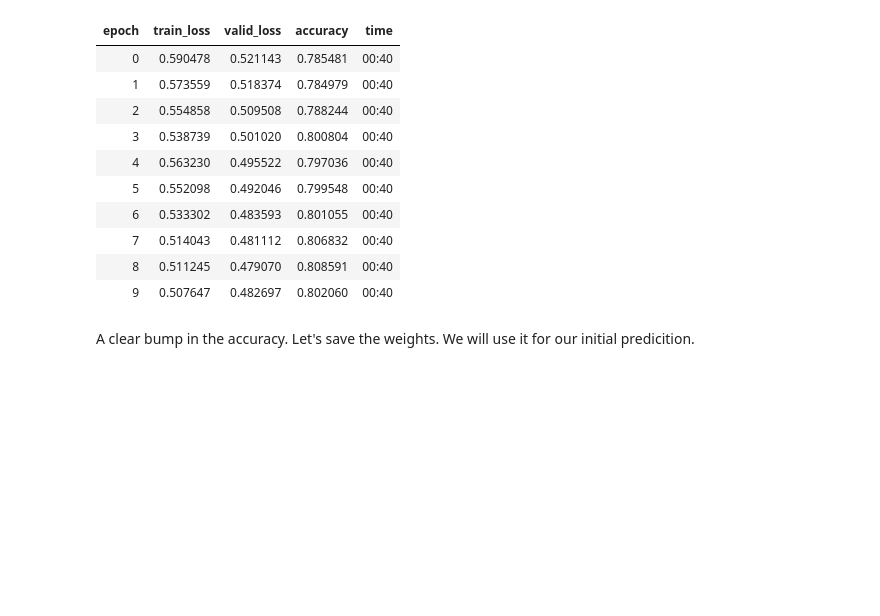
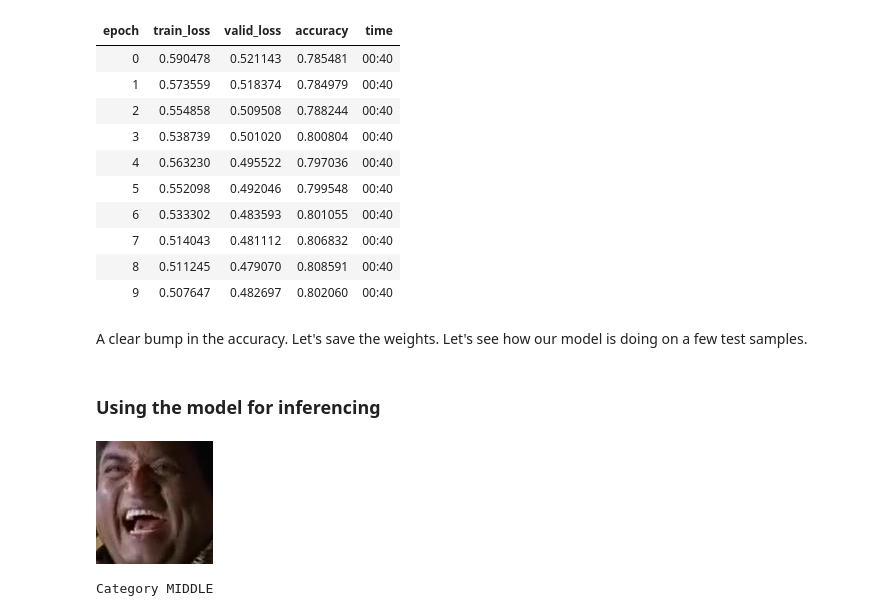
Before and after one commit to sayakpaul/Age-Detection-of-Indian-Actors, a Jupyter notebook: TrainingWithFastai.ipynb, the cells around one changed output. Drawn from its saved outputs; the diff is of its cells as text; code cells hidden in the pictures; blank space fills up the shorter version.

```diff
--- a/TrainingWithFastai.ipynb
+++ b/TrainingWithFastai.ipynb
@@ -169,6 +174,6 @@ Total time: 06:40
 | 8 | 0.511245 | 0.479070 | 0.808591 | 00:40 |
 | 9 | 0.507647 | 0.482697 | 0.802060 | 00:40 |
 # %% [markdown]
-A clear bump in the accuracy. Let's save the weights. We will use it for our initial predicition.
+A clear bump in the accuracy. Let's save the weights. Let's see how our model is doing on a few test samples.
 # %%
 learn.save('stage-3-rn50')
@@ -174,0 +182,12 @@ learn.save('stage-3-rn50')
+# %% [markdown]
+### Using the model for inferencing
+# %%
+img1 = open_image('/home/jupyter/Age Detection Challenge/Age-Detection-of-Indian-Actors/Test/54.jpg')
+img1
+# %% [output]
+[figure, added]
+# %%
+pred_class,pred_idx,outputs = learn.predict(img1)
+pred_class
+# %% [output]
+Category MIDDLE
```
Also changed, not shown: parts of 15 cells of this notebook.
